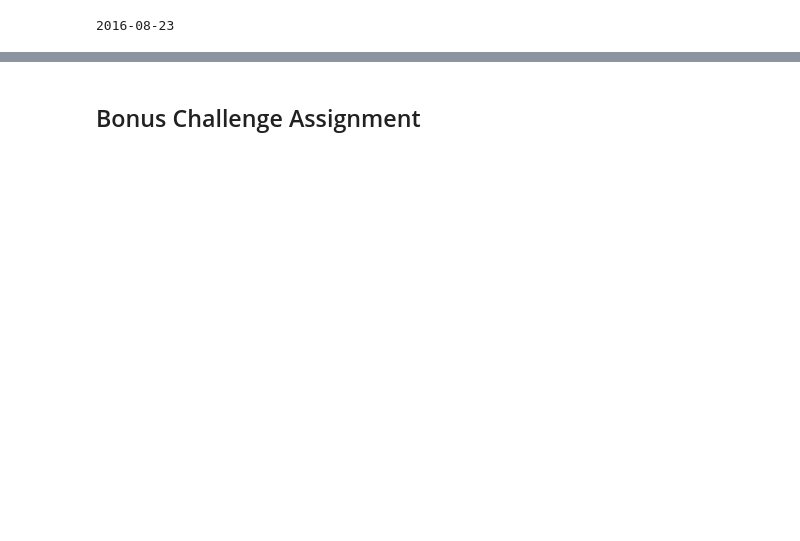
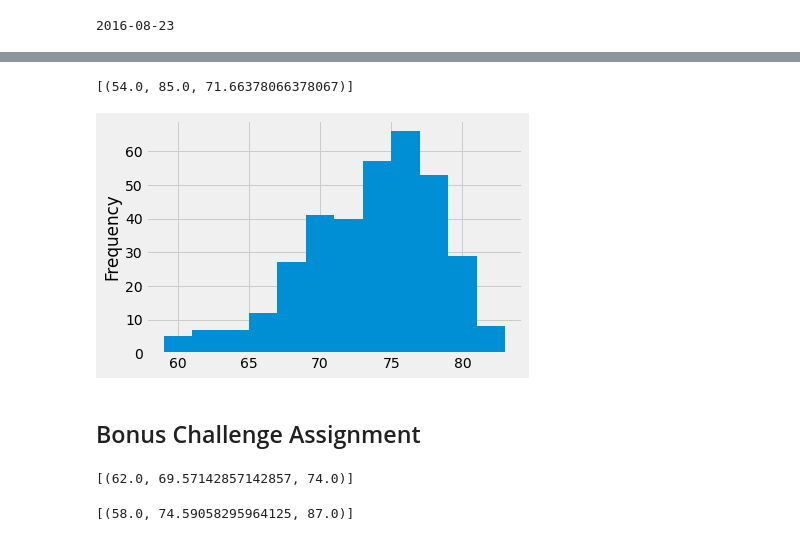
Before and after one commit to TechnJoe/Sqlalchemy-Challenge, a Jupyter notebook: climate_starter.ipynb, the cells around one changed output, grey strips where cells are left out. Drawn from its saved outputs; the diff is of its cells as text; code cells hidden in the pictures; blank space fills up the shorter version.

```diff
--- a/climate_starter.ipynb
+++ b/climate_starter.ipynb
@@ -136,9 +162,29 @@ plt.show()
 # %%
 # Using the station id from the previous query, calculate the lowest temperature recorded,
-# highest temperature recorded, and average temperature of the most active station?
+# highest temperature recorded, and average temperature most active station?
+sel = [func.min(measurement.tobs),
+       func.max(measurement.tobs),
+       func.avg(measurement.tobs)]
+
+session.query(*sel).filter(measurement.station=='USC00519281').all()
+# %% [output]
+[(54.0, 85.0, 71.66378066378067)]
 # %%
 # Choose the station with the highest number of temperature observations.
 # Query the last 12 months of temperature observation data for this station and plot the results as a histogram
+most_active_tobs = session.query(measurement.tobs).\
+                filter(measurement.station==most_active_station).\
+                filter(measurement.date >= lastYear).\
+                order_by(measurement.date.desc()).all()
+
+x = [x[0] for x in most_active_tobs]
+
+
+plt.hist(x, bins=12)
+plt.ylabel('Frequency')
+plt.show()
+# %% [output]
+[figure, added]
 # %% [markdown]
 ## Bonus Challenge Assignment
 # %%
@@ -155,14 +201,20 @@ def calc_temps(start_date, end_date):
         TMIN, TAVE, and TMAX
     """
 
-    return session.query(func.min(Measurement.tobs), func.avg(Measurement.tobs), func.max(Measurement.tobs)).\
-        filter(Measurement.date >= start_date).filter(Measurement.date <= end_date).all()
+    return session.query(func.min(measurement.tobs), func.avg(measurement.tobs), func.max(measurement.tobs)).\
+        filter(measurement.date >= start_date).filter(measurement.date <= end_date).all()
 
 # function usage example
 print(calc_temps('2012-02-28', '2012-03-05'))
+# %% [output]
+[(62.0, 69.57142857142857, 74.0)]
 # %%
 # Use your previous function `calc_temps` to calculate the tmin, tavg, and tmax
 # for your trip using the previous year's data for those same dates.
+temps = calc_temps('2016-08-23' , '2017-08-24')
+temps
+# %% [output]
+[(58.0, 74.59058295964125, 87.0)]
 # %%
 # Plot the results from your previous query as a bar chart.
 # Use "Trip Avg Temp" as your Title
```
Also changed, not shown: parts of 8 cells of this notebook.
